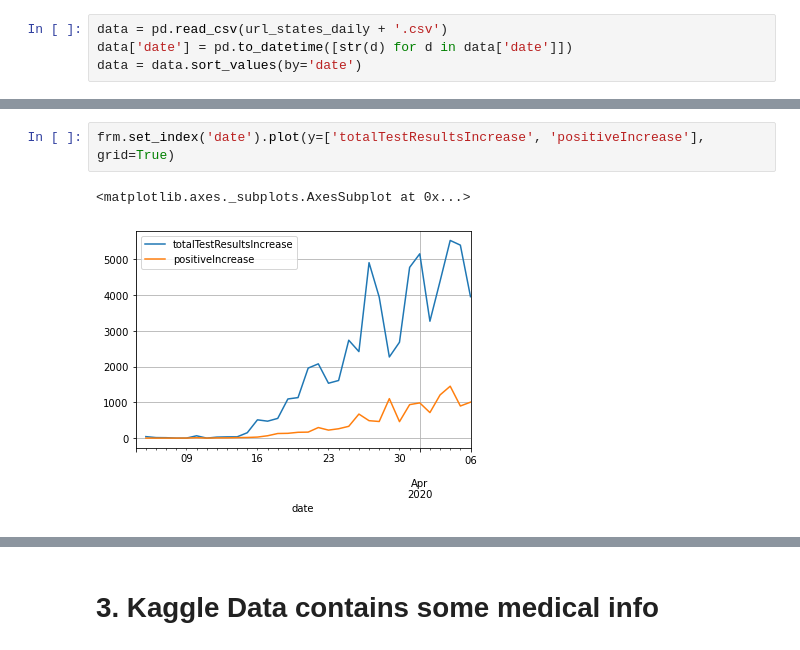
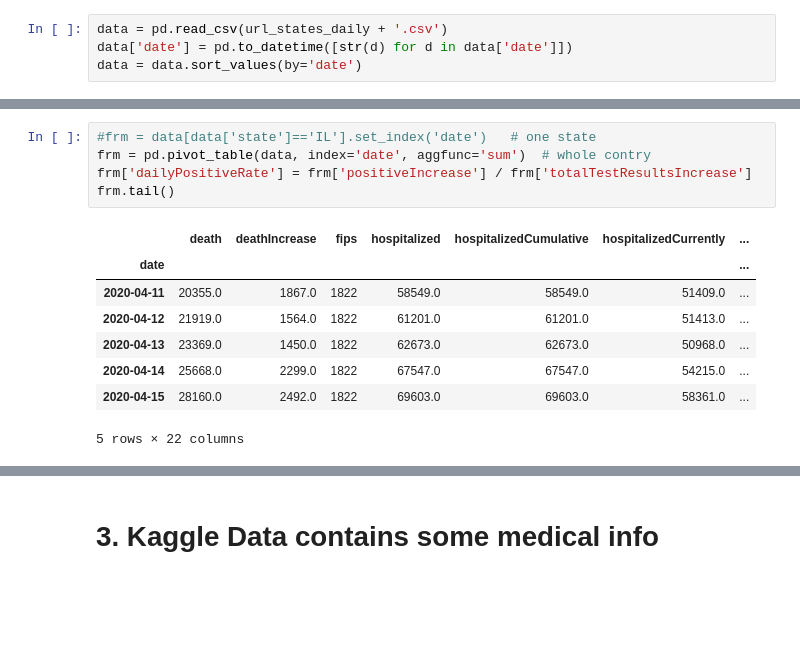
Before and after one commit to jianxu305/nCov2019_analysis, a Jupyter notebook: src/data_sources.ipynb, the cells around one changed output, grey strips where cells are left out. Saved outputs shown, nothing was run; the diff lists cells and outputs as text; blank space fills up the shorter version.

```diff
--- a/src/data_sources.ipynb
+++ b/src/data_sources.ipynb
@@ -69,5 +58,14 @@ frm.tail()
-# %%
-frm.set_index('date').plot(y=['totalTestResultsIncrease', 'positiveIncrease'], grid=True)
-# %% [output]
-<matplotlib.axes._subplots.AxesSubplot at 0x...>
-[figure, removed]
+# %%
+#frm = data[data['state']=='IL'].set_index('date')   # one state
+frm = pd.pivot_table(data, index='date', aggfunc='sum')  # whole contry
+frm['dailyPositiveRate'] = frm['positiveIncrease'] / frm['totalTestResultsIncrease']
+frm.tail()
+# %% [output]
+|  | death | deathIncrease | fips | hospitalized | hospitalizedCumulative | hospitalizedCurrently | ... |
+| date |  |  |  |  |  |  | ... |
+| 2020-04-11 | 20355.0 | 1867.0 | 1822 | 58549.0 | 58549.0 | 51409.0 | ... |
+| 2020-04-12 | 21919.0 | 1564.0 | 1822 | 61201.0 | 61201.0 | 51413.0 | ... |
+| 2020-04-13 | 23369.0 | 1450.0 | 1822 | 62673.0 | 62673.0 | 50968.0 | ... |
+| 2020-04-14 | 25668.0 | 2299.0 | 1822 | 67547.0 | 67547.0 | 54215.0 | ... |
+| 2020-04-15 | 28160.0 | 2492.0 | 1822 | 69603.0 | 69603.0 | 58361.0 | ... |
+5 rows × 22 columns
```
Also changed, not shown: parts of 4 cells of this notebook, 2 other files.
